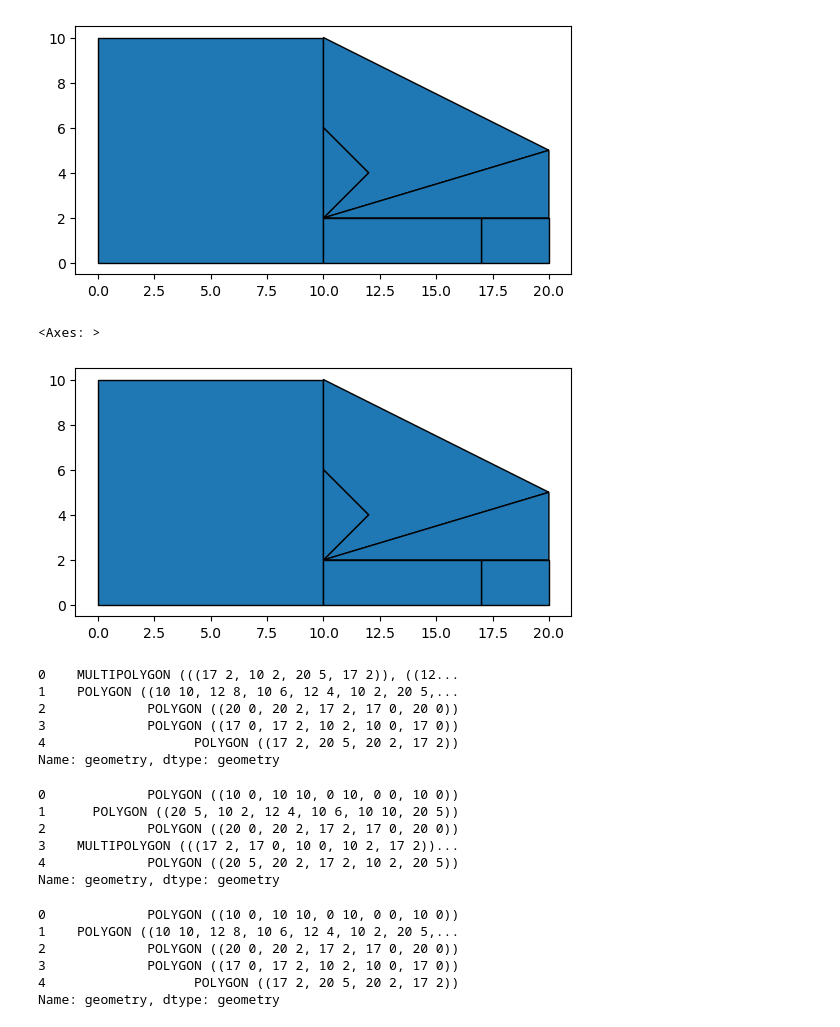
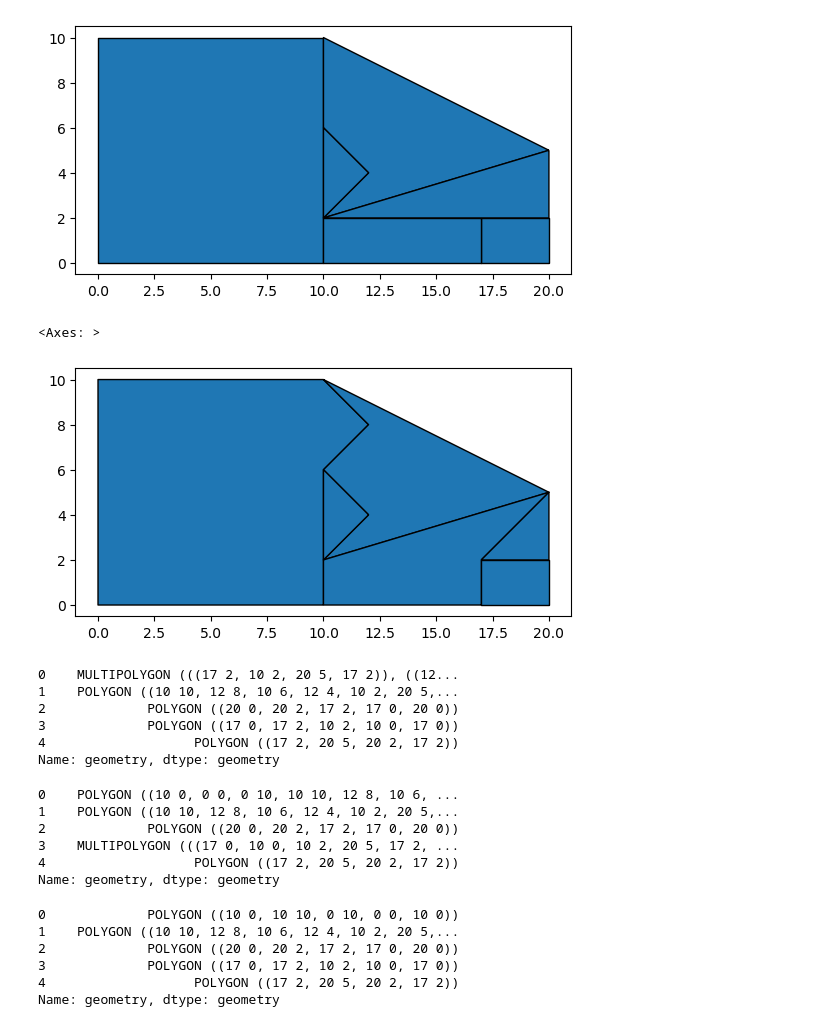
Before and after one commit to sjsrey/geoplanar, a Jupyter notebook: notebooks/gaps.ipynb, the cells around one changed output. Saved outputs shown, nothing was run; the diff lists cells and outputs as text; code cells hidden in the pictures.

Commit message:
REF: use strategy arg rather than separate compact and largest args

```diff
--- a/notebooks/gaps.ipynb
+++ b/notebooks/gaps.ipynb
@@ -237,11 +247,11 @@ gr.plot(edgecolor='k')
 <Axes: >
 [figure]
 # %%
-gr = geoplanar.fill_gaps(gdf, largest=False)
+gr = geoplanar.fill_gaps(gdf, strategy=None)
 gr.plot(edgecolor='k')
 # %% [output]
 <Axes: >
-[figure, old version]
+[figure, new version]
 # %%
 gl.geometry
 # %% [output]
@@ -254,11 +264,11 @@ Name: geometry, dtype: geometry
 # %%
 gr.geometry
 # %% [output]
-0             POLYGON ((10 0, 10 10, 0 10, 0 0, 10 0))
-1      POLYGON ((20 5, 10 2, 12 4, 10 6, 10 10, 20 5))
+0    POLYGON ((10 0, 0 0, 0 10, 10 10, 12 8, 10 6, ...
+1    POLYGON ((10 10, 12 8, 10 6, 12 4, 10 2, 20 5,...
 2             POLYGON ((20 0, 20 2, 17 2, 17 0, 20 0))
-3    MULTIPOLYGON (((17 2, 17 0, 10 0, 10 2, 17 2))...
-4             POLYGON ((20 5, 20 2, 17 2, 10 2, 20 5))
+3    MULTIPOLYGON (((17 0, 10 0, 10 2, 20 5, 17 2, ...
+4                   POLYGON ((17 2, 20 5, 20 2, 17 2))
 Name: geometry, dtype: geometry
 # %%
 gdf.geometry
```
Also changed, not shown: parts of 14 cells of this notebook, 3 other files.
